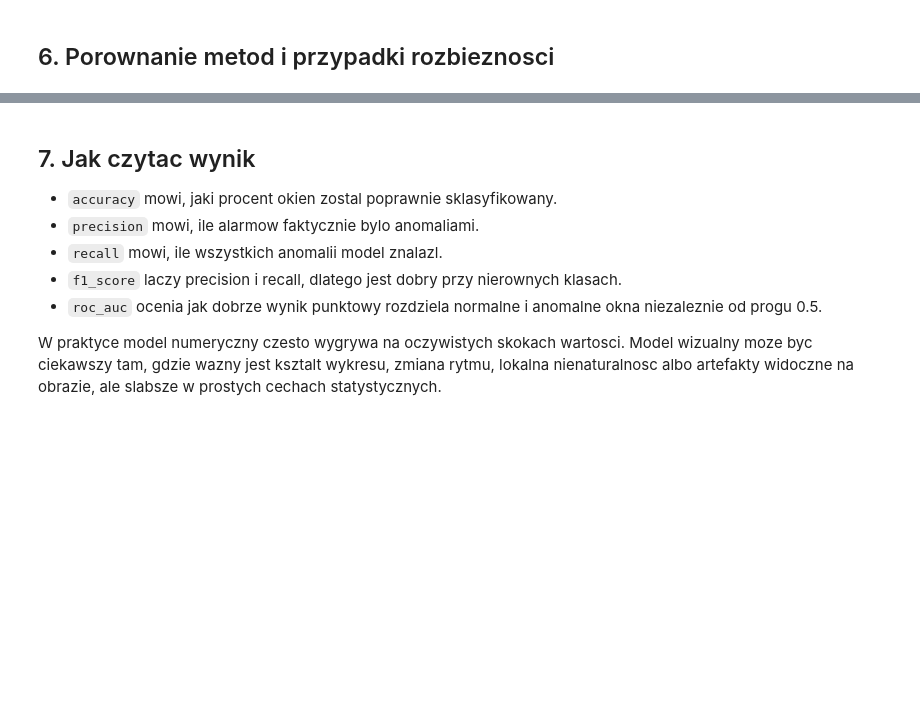
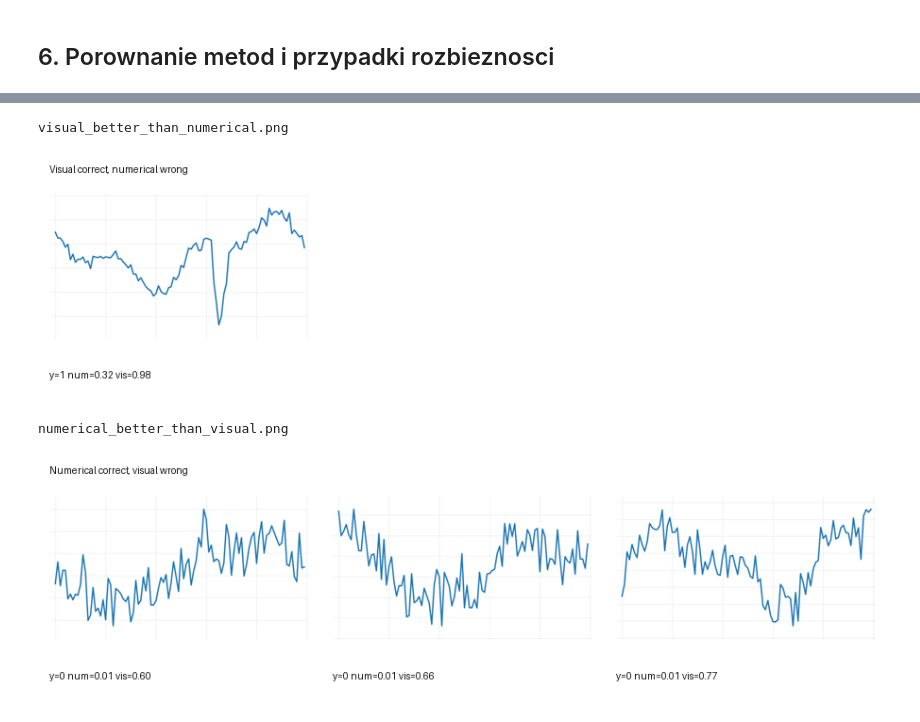
Before and after one commit to kingaorlowicz/anomaly_detection, a Jupyter notebook: notebooks/run_full_pipeline.ipynb, the cells around one changed output, grey strips where cells are left out. Drawn from its saved outputs; the diff is of its cells as text; code cells hidden in the pictures; blank space fills up the shorter version.

Commit message:
trained model

```diff
--- a/notebooks/run_full_pipeline.ipynb
+++ b/notebooks/run_full_pipeline.ipynb
@@ -18,20 +14,40 @@ if not (PROJECT_ROOT / "data_generator.py").exists():
 if str(PROJECT_ROOT) not in sys.path:
     sys.path.insert(0, str(PROJECT_ROOT))
 
-DATASET_DIR = PROJECT_ROOT / "dataset_notebook_demo"
-ARTIFACTS_DIR = PROJECT_ROOT / "artifacts_notebook_demo"
+DATASET_DIR = PROJECT_ROOT / "dataset"
+ARTIFACTS_DIR = PROJECT_ROOT / "artifacts"
 NUMERICAL_MODEL_PATH = ARTIFACTS_DIR / "numerical_baseline.pkl"
 VISUAL_MODEL_PATH = ARTIFACTS_DIR / "visual_detector.pt"
 
 RANDOM_STATE = 42
-N_SERIES = 60
-SERIES_LENGTH = 320
-WINDOW_SIZE = 80
-STRIDE = 40
-VISUAL_EPOCHS = 2
+N_SERIES = 300
+SERIES_LENGTH = 512
+WINDOW_SIZE = 100
+STRIDE = 20
+VISUAL_EPOCHS = 12
+VISUAL_BATCH_SIZE = 32
+VISUAL_IMAGE_SIZE = 224
+
+TRAIN_RATIO = 0.7
+VAL_RATIO = 0.15
+
+windows_per_series = ((SERIES_LENGTH - WINDOW_SIZE) // STRIDE) + 1
+n_train = int(round(N_SERIES * TRAIN_RATIO))
+n_val = int(round(N_SERIES * VAL_RATIO))
+n_test = N_SERIES - n_train - n_val
+min_split_series = min(n_train, n_val, n_test)
+theoretical_max_per_class = (min_split_series * windows_per_series) // 2
+
+TARGET_WINDOWS_PER_CLASS_PER_SPLIT = min(350, theoretical_max_per_class)
 
 HAS_SKLEARN = importlib.util.find_spec("sklearn") is not None
 HAS_TORCH = importlib.util.find_spec("torch") is not None
+
+if HAS_TORCH:
+    import torch
+    HAS_CUDA = torch.cuda.is_available()
+else:
+    HAS_CUDA = False
 
 ARTIFACTS_DIR.mkdir(parents=True, exist_ok=True)
 
@@ -40,3 +56,9 @@ print(f"Dataset dir: {DATASET_DIR}")
 print(f"Artifacts dir: {ARTIFACTS_DIR}")
 print(f"scikit-learn available: {HAS_SKLEARN}")
 print(f"PyTorch available: {HAS_TORCH}")
+print(f"CUDA available: {HAS_CUDA}")
+print(f"Windows per series: {windows_per_series}")
+print(f"Split series counts -> train: {n_train}, val: {n_val}, test: {n_test}")
+print(f"Theoretical max windows/class/split: {theoretical_max_per_class}")
+print(f"Requested windows/class/split: {TARGET_WINDOWS_PER_CLASS_PER_SPLIT}")
+print("If balancing still fails, notebook falls back to automatic balancing.")
@@ -157,16 +262,11 @@ else:
 # %%
-if HAS_TORCH:
+if HAS_TORCH and HAS_CUDA:
     for file_name in ["visual_better_than_numerical.png", "numerical_better_than_visual.png"]:
         image_path = ARTIFACTS_DIR / file_name
         print(image_path.name)
         display(Image.open(image_path).convert("RGB"))
+# %% [output]
+visual_better_than_numerical.png
+[figure, added]
+numerical_better_than_visual.png
+[figure, added]
-# %% [markdown]
-## 7. Jak czytac wynik
-
-- `accuracy` mowi, jaki procent okien zostal poprawnie sklasyfikowany.
-- `precision` mowi, ile alarmow faktycznie bylo anomaliami.
-- `recall` mowi, ile wszystkich anomalii model znalazl.
-- `f1_score` laczy precision i recall, dlatego jest dobry przy nierownych klasach.
-- `roc_auc` ocenia jak dobrze wynik punktowy rozdziela normalne i anomalne okna niezaleznie od progu 0.5.
-
-W praktyce model numeryczny czesto wygrywa na oczywistych skokach wartosci. Model wizualny moze byc ciekawszy tam, gdzie wazny jest ksztalt wykresu, zmiana rytmu, lokalna nienaturalnosc albo artefakty widoczne na obrazie, ale slabsze w prostych cechach statystycznych.
```
Also changed, not shown: parts of 15 cells of this notebook.
